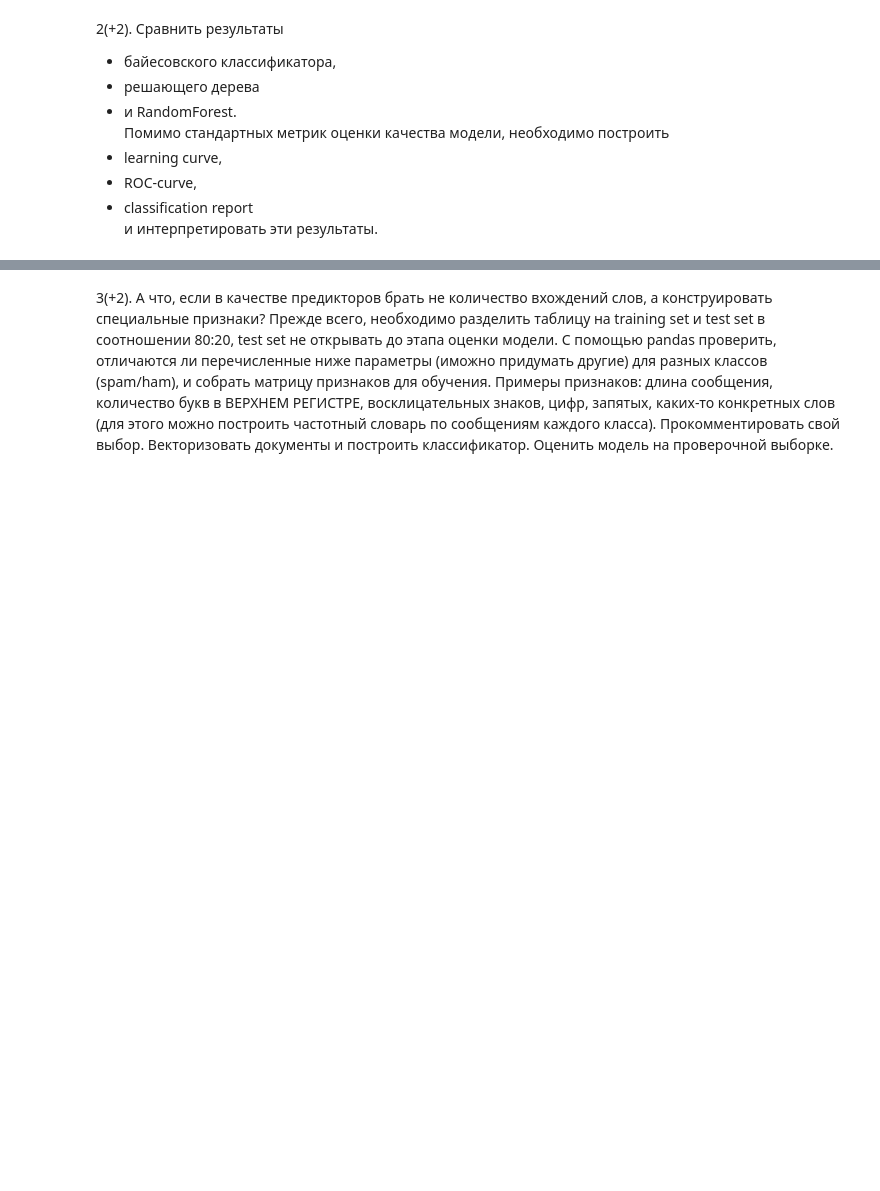
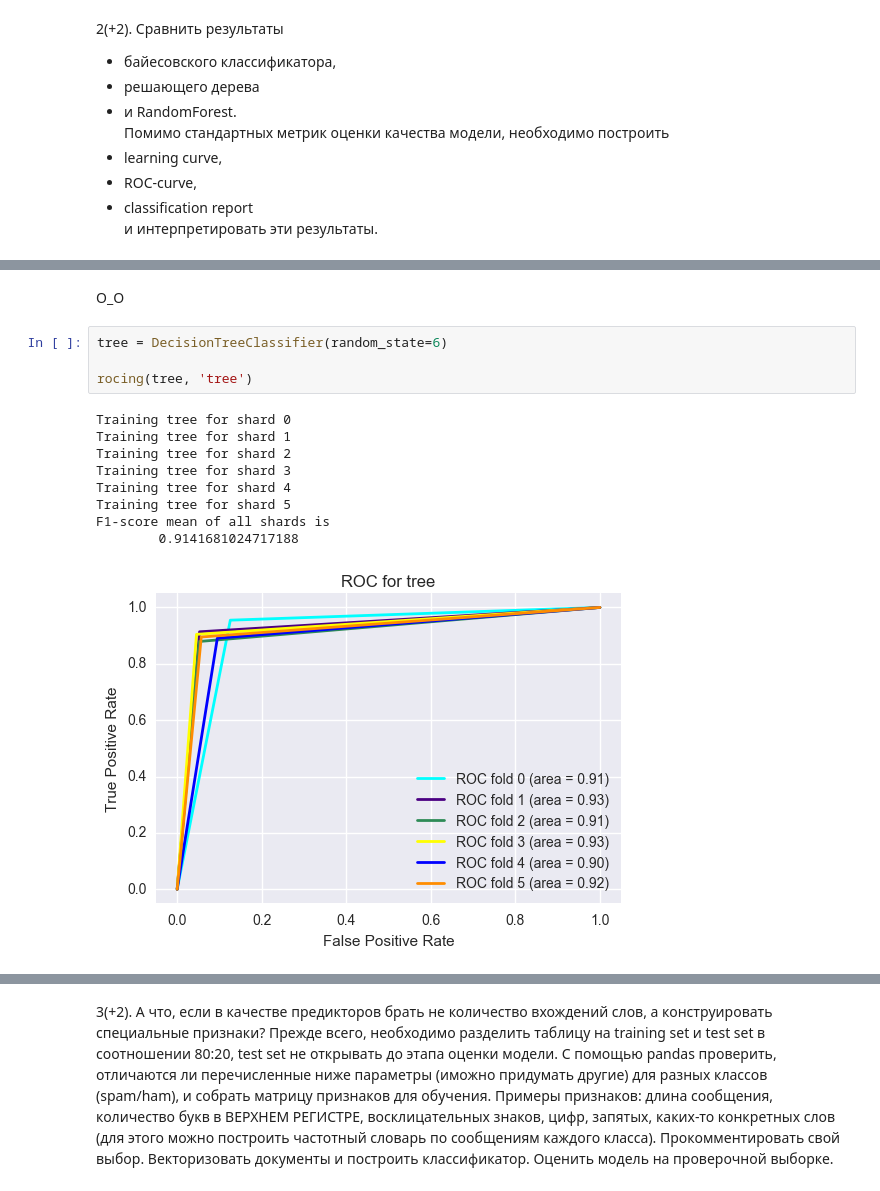
Before and after one commit to BasilisAndr/ml, a Jupyter notebook: spamagain.ipynb, the cells around one changed output, grey strips where cells are left out. Cells and saved outputs as stored; diff of their text form; blank space fills up the shorter version.

```diff
--- a/spamagain.ipynb
+++ b/spamagain.ipynb
@@ -209,0 +258,16 @@ tree_means = np.array([treedata[x]['mean_test_score'] for x in range(1, 6, 2)]).
+# %% [markdown]
+O_O
+# %%
+tree = DecisionTreeClassifier(random_state=6)
+
+rocing(tree, 'tree')
+# %% [output]
+Training tree for shard 0
+Training tree for shard 1
+Training tree for shard 2
+Training tree for shard 3
+Training tree for shard 4
+Training tree for shard 5
+F1-score mean of all shards is
+        0.9141681024717188
+[figure, added]
```
Also changed, not shown: parts of 13 cells of this notebook.
